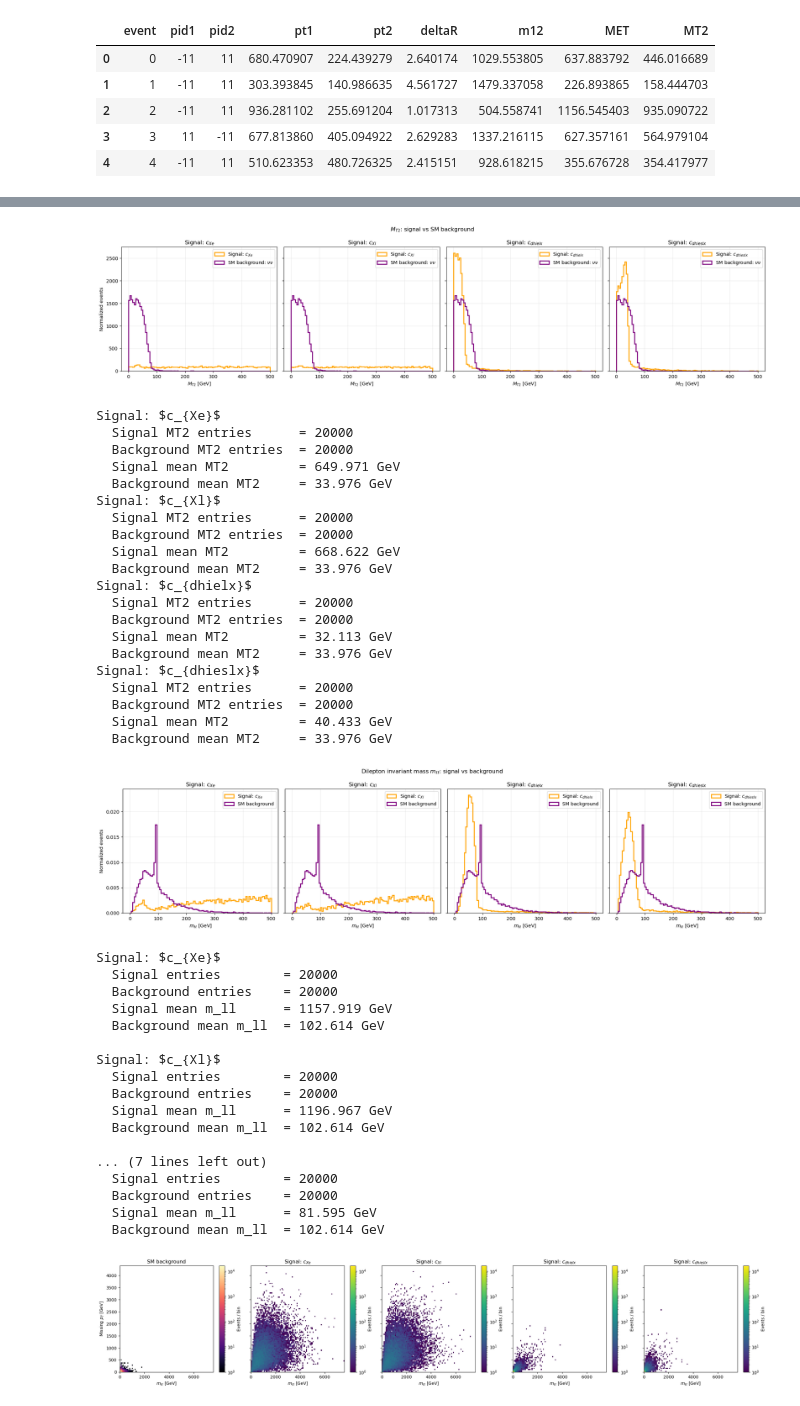
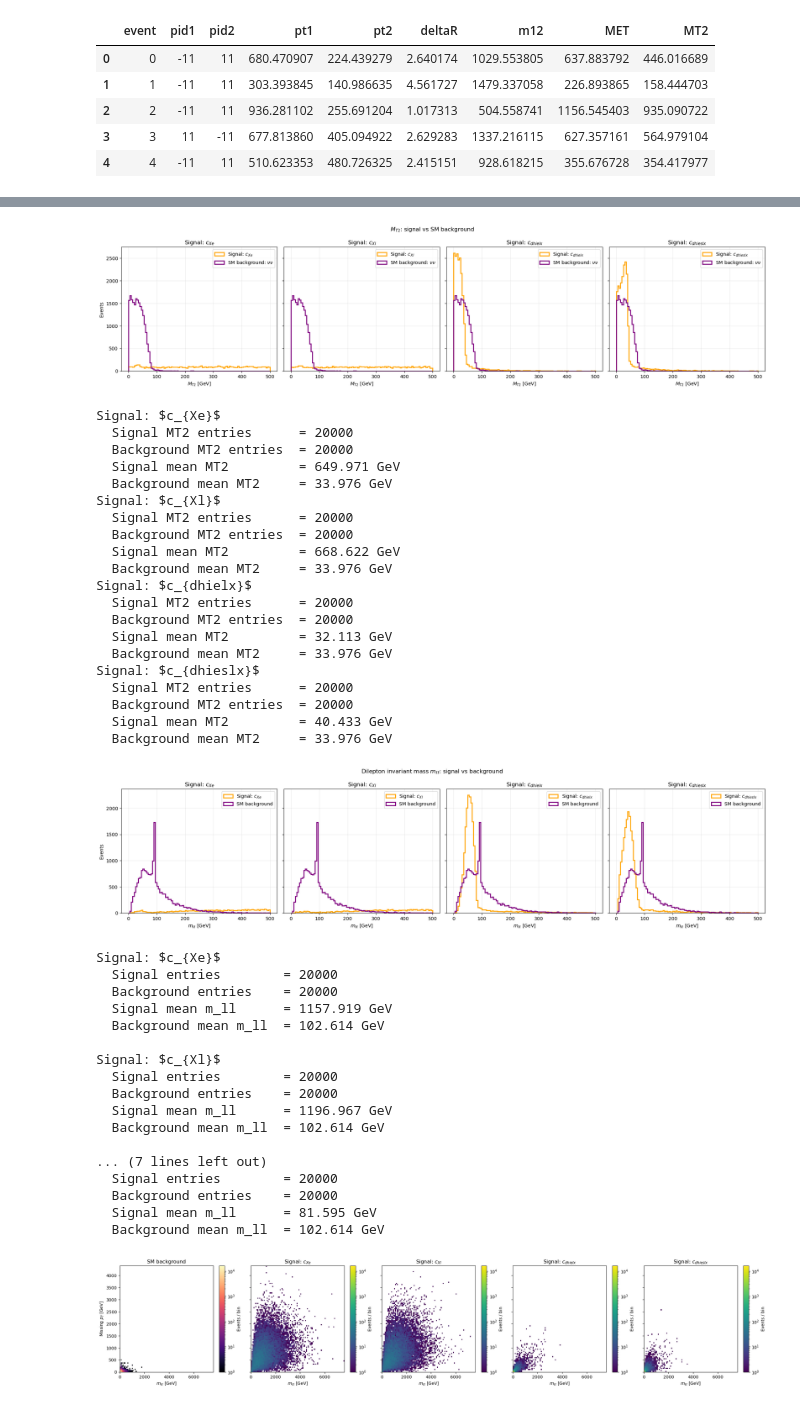
Before and after one commit to incikaraaslan/ZFactories_SMEFT, a Jupyter notebook: lhe_reader.ipynb, the cells around one changed output, grey strips where cells are left out. Saved outputs shown, nothing was run; the diff lists cells and outputs as text; code cells hidden in the pictures.

```diff
--- a/lhe_reader.ipynb
+++ b/lhe_reader.ipynb
@@ -357,7 +358,7 @@ for label, lhe_path in signal_samples.items():
     ])
 
 xmin = 0.0
-xmax_plot = 500.0   # or None for automatic max
+xmax_plot = 2000.0   # or None for automatic max
 nbins = 60
 
 if xmax_plot is None:
@@ -379,8 +380,8 @@ for ax, (label, signal_missing_pt) in zip(axes, signal_missing_pts.items()):
     ax.grid(alpha=0.25)
     ax.legend()
 
-axes[0].set_ylabel("Normalized events")
-fig.suptitle(r"Truth-level missing $p_T$: signal vs SM background")
+axes[0].set_ylabel("Events")
+fig.suptitle(r"Missing $p_T$: signal vs SM background")
 plt.tight_layout()
 plt.show()
 
@@ -479,7 +480,7 @@ for ax, (label, signal_mt2) in zip(axes, signal_mt2s.items()):
     ax.grid(alpha=0.25)
     ax.legend()
 
-axes[0].set_ylabel("Normalized events")
+axes[0].set_ylabel("Events")
 fig.suptitle(r"$M_{T2}$: signal vs SM background")
 plt.tight_layout()
 plt.show()
@@ -491,7 +492,7 @@ for label, signal_mt2 in signal_mt2s.items():
     print(f"  Signal mean MT2         = {signal_mt2.mean():.3f} GeV")
     print(f"  Background mean MT2     = {bkg_mt2.mean():.3f} GeV")
 # %% [output]
-[figure, old version]
+[figure, new version]
 Signal: $c_{Xe}$
   Signal MT2 entries      = 20000
   Background MT2 entries  = 20000
@@ -568,41 +569,41 @@ for ax, (label, signal_mll) in zip(axes, signal_mlls.items()):
         histtype="step",
         linewidth=2,
         color="orange",
-        density=True,
+        density=False,
         label=label,
     )
     ax.hist(
         bkg_mll,
         bins=bins,
         histtype="step",
         linewidth=2,
         color="purple",
-        density=True,
+        density=False,
         label="SM background",
     )
     ax.set_xlabel(r"$m_{\ell\ell}$ [GeV]")
     ax.set_title(label)
     ax.grid(alpha=0.25)
     ax.legend()
 
 # Hide any unused subplot axes if fewer than 4 signal samples are provided
 for ax in axes[len(signal_mlls) :]:
     ax.set_visible(False)
 
-axes[0].set_ylabel("Normalized events")
+axes[0].set_ylabel("Events")
 fig.suptitle(r"Dilepton invariant mass $m_{\ell\ell}$: signal vs background")
 plt.tight_layout()
 plt.show()
 
 # Print statistics
 for label, signal_mll in signal_mlls.items():
     print(label)
     print(f"  Signal entries        = {len(signal_mll)}")
     print(f"  Background entries    = {len(bkg_mll)}")
     print(f"  Signal mean m_ll      = {signal_mll.mean():.3f} GeV")
     print(f"  Background mean m_ll  = {bkg_mll.mean():.3f} GeV\n")
 # %% [output]
-[figure, old version]
+[figure, new version]
 Signal: $c_{Xe}$
   Signal entries        = 20000
   Background entries    = 20000
```
Also changed, not shown: parts of 8 cells of this notebook, 34 other files.
